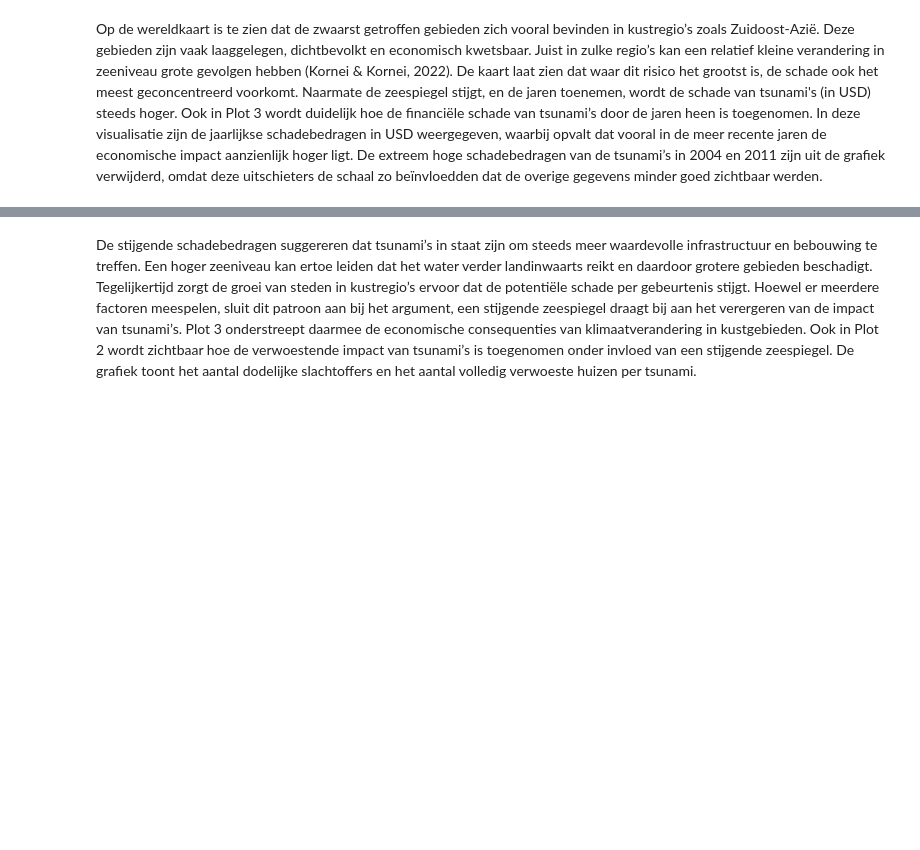
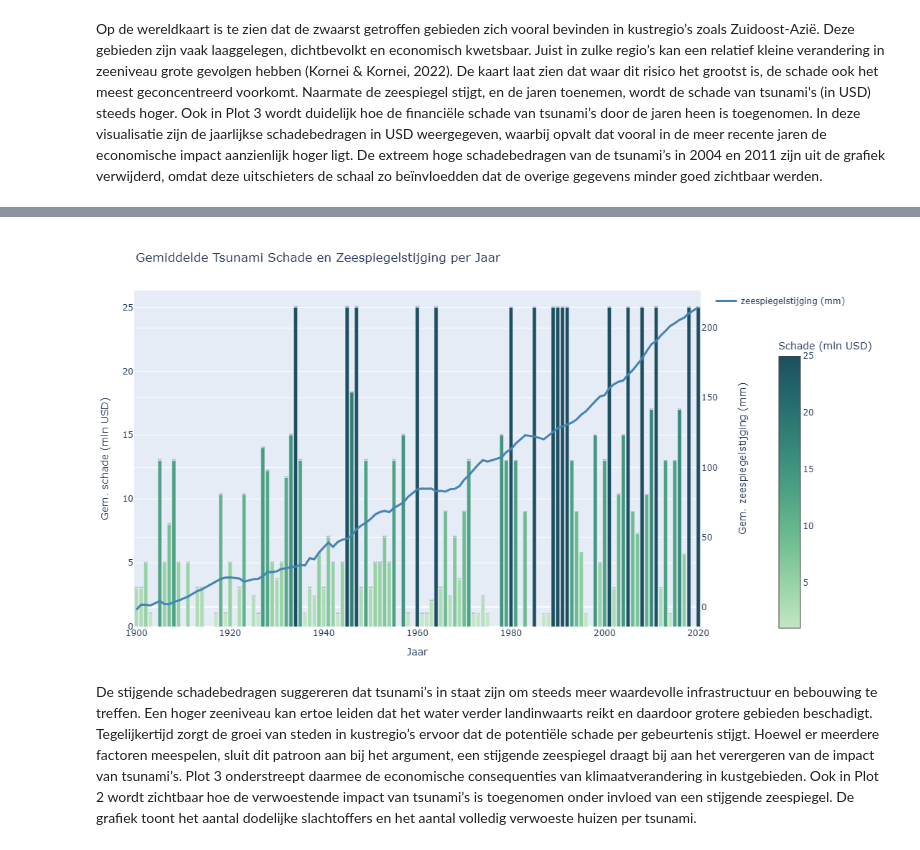
Before and after one commit to roosz/informatievisualisatie, a Jupyter notebook: _build/jupyter_execute/docs/voorindatasory.ipynb, the cells around one changed output, grey strips where cells are left out. Drawn from its saved outputs; the diff is of its cells as text; code cells hidden in the pictures; blank space fills up the shorter version.

```diff
--- a/_build/jupyter_execute/docs/voorindatasory.ipynb
+++ b/_build/jupyter_execute/docs/voorindatasory.ipynb
@@ -401,7 +401,6 @@ import numpy as np
 import plotly.graph_objects as go
 import re
 
-# ------- 1. Parser voor schadebedragen -------
 def parse_damage(val):
     if pd.isna(val):
         return np.nan
@@ -424,7 +423,6 @@ def parse_damage(val):
 
     return np.nan
 
-# ------- 2. Kolommen hernoemen & schade omzetten -------
 merged = merged.rename(columns={
     'year': 'YEAR',
     'mmfrom1993-2008average': 'Sea_Level_Change_mm'
@@ -432,21 +430,17 @@ merged = merged.rename(columns={
 
 merged['Estimated_Damage_MillionUSD'] = merged['DAMAGE_TOTAL_DESCRIPTION'].apply(parse_damage)
 
-# ------- 3. Gemiddelden per jaar berekenen -------
 bubble_data = merged.groupby('YEAR').agg({
     'Sea_Level_Change_mm': 'mean',
     'Estimated_Damage_MillionUSD': 'mean',
     'DAMAGE_TOTAL_DESCRIPTION': 'count'
 }).reset_index().rename(columns={'DAMAGE_TOTAL_DESCRIPTION': 'Tsunami_Count'})
 
-# Filter voor geldige waarden en max schade 15 miljoen
 bubble_data = bubble_data.dropna(subset=['Sea_Level_Change_mm', 'Estimated_Damage_MillionUSD'])
 bubble_data = bubble_data[bubble_data['Estimated_Damage_MillionUSD'] <= 100]
 
-# ------- 4. Plot met bar (schade) + lijn (zeespiegel) -------
 fig = go.Figure()
 
-# Bar voor schade met aangepaste hover info én verplaatste colorbar
 fig.add_trace(go.Bar(
     x=bubble_data['YEAR'],
     y=bubble_data['Estimated_Damage_MillionUSD'],
@@ -457,11 +451,11 @@ fig.add_trace(go.Bar(
         colorscale='blugrn',
         colorbar=dict(
             title='Schade (mln USD)',
-            x=1.125,            # Iets naar rechts verplaatst
-            y=0.425,             # Iets naar beneden (midden van de grafiek)
+            x=1.125,
+            y=0.425,
             xanchor='left',
             yanchor='middle',
-            len=0.9           # Korte schaalbalk
+            len=0.9
         ),
         showscale=True
     ),
@@ -475,18 +469,18 @@ fig.add_trace(go.Bar(
 ))
 
 
-# Lijn voor zeespiegel zonder markers, met eigen y-as
+
 fig.add_trace(go.Scatter(
     x=bubble_data['YEAR'],
     y=bubble_data['Sea_Level_Change_mm'],
-    name='Gem. zeespiegelstijging (mm)',
+    name='zeespiegelstijging (mm)',
     yaxis='y2',
-    mode='lines',  # alleen lijn, geen markers
+    mode='lines',
     line=dict(color='steelblue', width=3),
-    hoverinfo='none'  # hover info via bar, dus hier niet nodig
+    hoverinfo='none'
 ))
 
-# Layout met twee y-assen
+
 fig.update_layout(
     title='Gemiddelde Tsunami Schade en Zeespiegelstijging per Jaar',
     xaxis=dict(title='Jaar'),
@@ -516,3 +509,4 @@ fig.show()
+[figure, added]
 # %% [markdown]
 De stijgende schadebedragen suggereren dat tsunami’s in staat zijn om steeds meer waardevolle infrastructuur en bebouwing te treffen. Een hoger zeeniveau kan ertoe leiden dat het water verder landinwaarts reikt en daardoor grotere gebieden beschadigt. Tegelijkertijd zorgt de groei van steden in kustregio’s ervoor dat de potentiële schade per gebeurtenis stijgt. Hoewel er meerdere factoren meespelen, sluit dit patroon aan bij het argument, een stijgende zeespiegel draagt bij aan het verergeren van de impact van tsunami’s. Plot 3 onderstreept daarmee de economische consequenties van klimaatverandering in kustgebieden. Ook in Plot 2 wordt zichtbaar hoe de verwoestende impact van tsunami’s is toegenomen onder invloed van een stijgende zeespiegel. De grafiek toont het aantal dodelijke slachtoffers en het aantal volledig verwoeste huizen per tsunami.
 # %%
```
Also changed, not shown: parts of 4 cells of this notebook, 12 other files.
